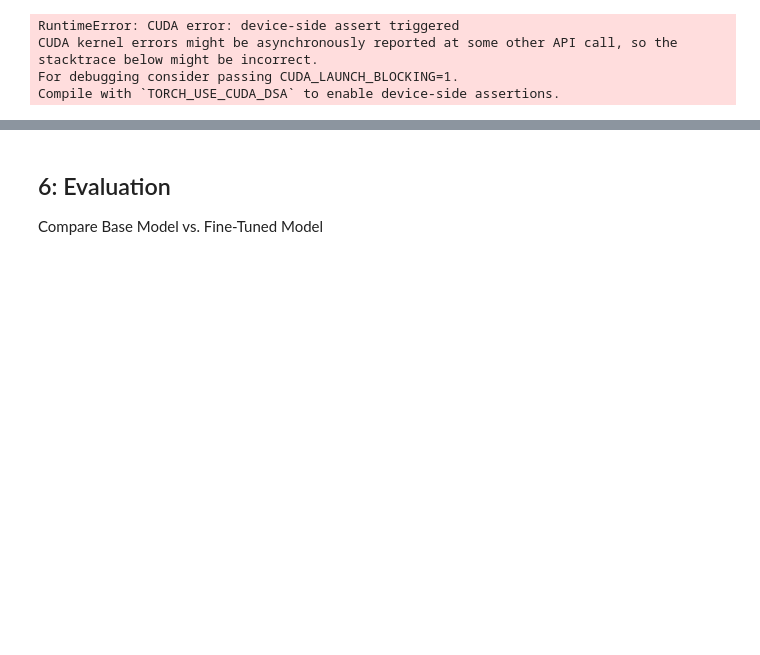
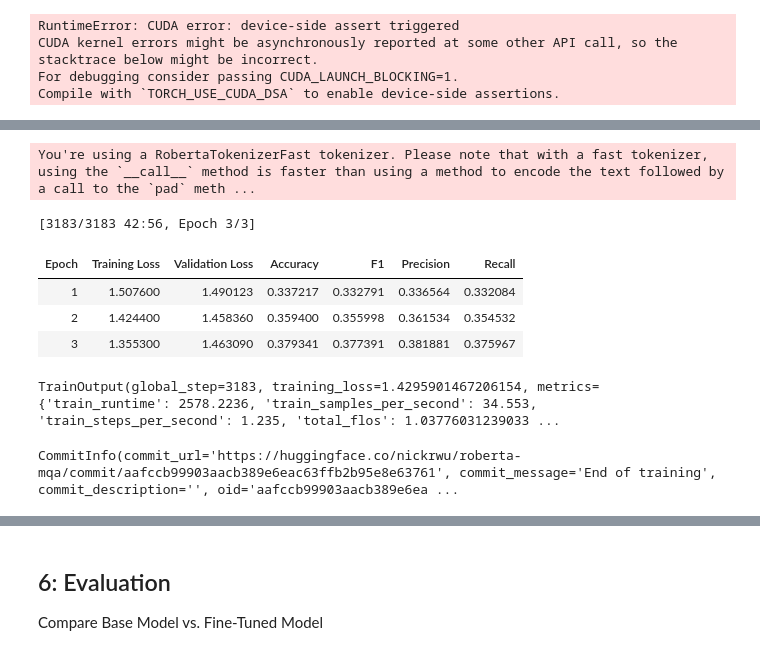
Before and after one commit to nickrwu/AQuA-RAT-FORM, a Jupyter notebook: NLP-Final.ipynb, the cells around one changed output, grey strips where cells are left out. Cells and saved outputs as stored; diff of their text form; code cells hidden in the pictures; blank space fills up the shorter version.

```diff
--- a/NLP-Final.ipynb
+++ b/NLP-Final.ipynb
@@ -593,0 +677,43 @@ Compile with `TORCH_USE_CUDA_DSA` to enable device-side assertions.
+# %%
+# [0] QA
+
+idx = 0
+
+training_args = TrainingArguments(
+    output_dir=f"{model_names[idx]}",
+    evaluation_strategy="epoch",
+    save_strategy="epoch",
+    learning_rate=2e-5,
+    per_device_train_batch_size=28, # Adjust batch size depending on the available GPU memory
+    per_device_eval_batch_size=28,  # Evaluation batch size can be larger if evaluation is less frequent
+    num_train_epochs=3, # This could be raised to more than 5 epochs
+    weight_decay=0.01,
+    logging_dir='./logs',
+    logging_steps=100,
+    fp16=True
+)
+
+mqa_trainer = Trainer(
+    model=models[model_names[idx]],
+    args=training_args,
+    train_dataset=datasets[model_names[idx]]["train"],
+    eval_dataset=datasets[model_names[idx]]["validation"],
+    tokenizer=tokenizers[model_names[idx]],
+    data_collator=DataCollatorForMultipleChoice(tokenizer=tokenizers[model_names[idx]]),
+    compute_metrics=compute_metrics,
+)
+
+# Train the Model
+mqa_trainer.train()
+# %% [output]
+You're using a RobertaTokenizerFast tokenizer. Please note that with a fast tokenizer, using the `__call__` method is faster than using a method to encode the text followed by a call to the `pad` meth ...
+[3183/3183 42:56, Epoch 3/3]
+| Epoch | Training Loss | Validation Loss | Accuracy | F1 | Precision | Recall |
+| 1 | 1.507600 | 1.490123 | 0.337217 | 0.332791 | 0.336564 | 0.332084 |
+| 2 | 1.424400 | 1.458360 | 0.359400 | 0.355998 | 0.361534 | 0.354532 |
+| 3 | 1.355300 | 1.463090 | 0.379341 | 0.377391 | 0.381881 | 0.375967 |
+TrainOutput(global_step=3183, training_loss=1.4295901467206154, metrics={'train_runtime': 2578.2236, 'train_samples_per_second': 34.553, 'train_steps_per_second': 1.235, 'total_flos': 1.03776031239033 ...
+# %%
+mqa_trainer.push_to_hub()
+# %% [output]
+CommitInfo(commit_url='https://huggingface.co/nickrwu/roberta-mqa/commit/aafccb99903aacb389e6eac63ffb2b95e8e63761', commit_message='End of training', commit_description='', oid='aafccb99903aacb389e6ea ...
```
Also changed, not shown: parts of 68 cells of this notebook, 1 other file.
